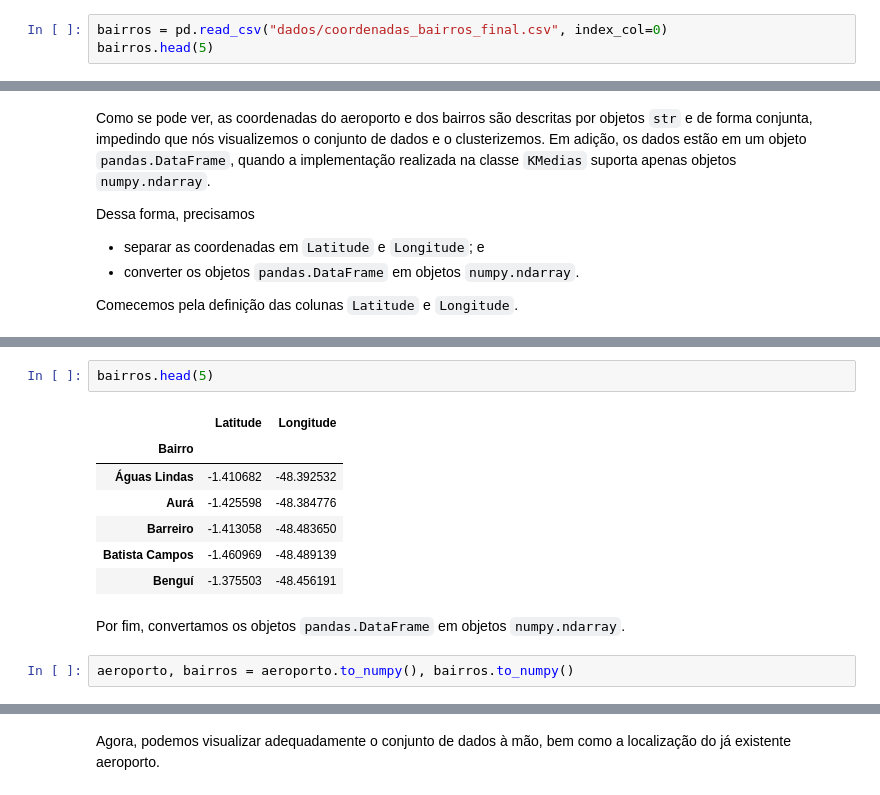
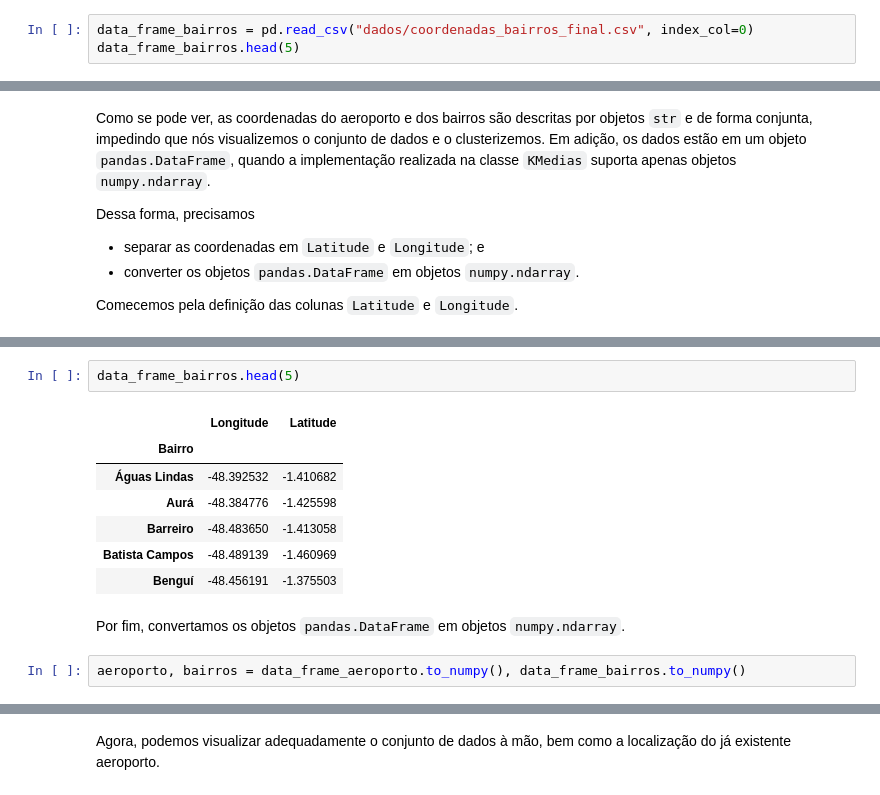
Before and after one commit to ygarasab/kmeans, a Jupyter notebook: Trabalho 02 - Algoritmo de Clusterização.ipynb, the cells around one changed output, grey strips where cells are left out. Saved outputs shown, nothing was run; the diff lists cells and outputs as text.

```diff
--- a/Trabalho 02 - Algoritmo de Clusterização.ipynb
+++ b/Trabalho 02 - Algoritmo de Clusterização.ipynb
@@ -543,8 +550,8 @@ Data columns (total 1 columns):
 dtypes: object(1)
 memory usage: 16.0+ bytes
 # %%
-bairros = pd.read_csv("dados/coordenadas_bairros_final.csv", index_col=0)
-bairros.head(5)
+data_frame_bairros = pd.read_csv("dados/coordenadas_bairros_final.csv", index_col=0)
+data_frame_bairros.head(5)
 # %% [output]
 |  | Coordenadas |
 | Bairro |  |
@@ -596,17 +600,17 @@ aeroporto
 # %%
-bairros.head(5)
+data_frame_bairros.head(5)
 # %% [output]
-|  | Latitude | Longitude |
+|  | Longitude | Latitude |
 | Bairro |  |  |
-| Águas Lindas | -1.410682 | -48.392532 |
-| Aurá | -1.425598 | -48.384776 |
-| Barreiro | -1.413058 | -48.483650 |
-| Batista Campos | -1.460969 | -48.489139 |
-| Benguí | -1.375503 | -48.456191 |
+| Águas Lindas | -48.392532 | -1.410682 |
+| Aurá | -48.384776 | -1.425598 |
+| Barreiro | -48.483650 | -1.413058 |
+| Batista Campos | -48.489139 | -1.460969 |
+| Benguí | -48.456191 | -1.375503 |
 # %% [markdown]
 Por fim, convertamos os objetos `pandas.DataFrame` em objetos `numpy.ndarray`.
 # %%
-aeroporto, bairros = aeroporto.to_numpy(), bairros.to_numpy()
+aeroporto, bairros = data_frame_aeroporto.to_numpy(), data_frame_bairros.to_numpy()
 # %%
 aeroporto
 # %% [output]
```
Also changed, not shown: parts of 14 cells of this notebook, 1 other file.
